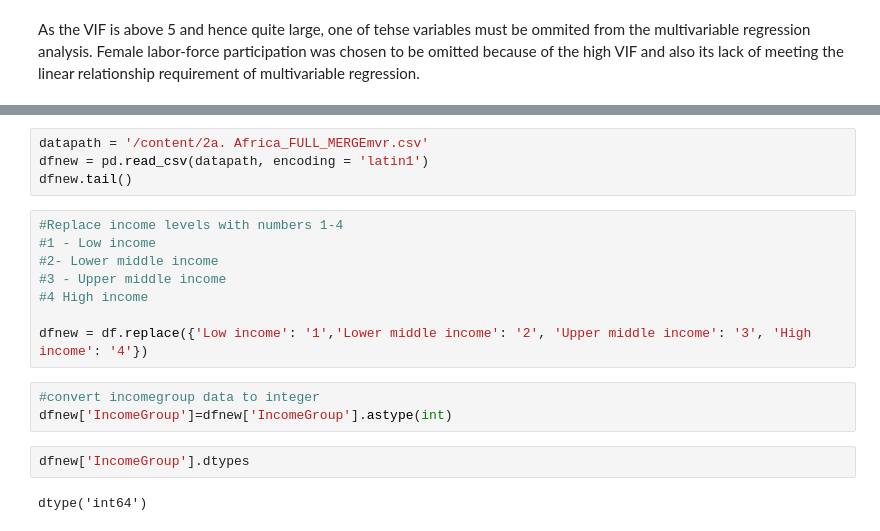
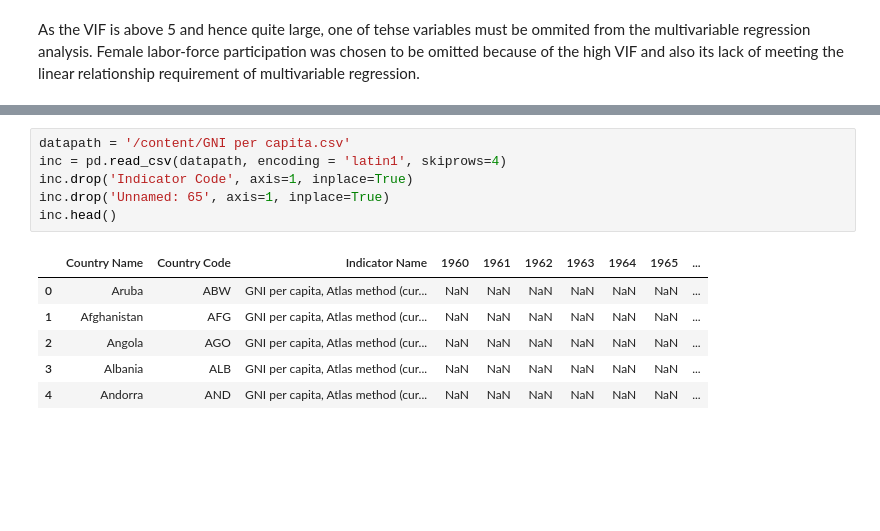
Before and after one commit to ChangHuaHua/QM2-Group-12, a Jupyter notebook: Multivariable_Linear_Regression_Analysis.ipynb, the cells around one changed output, grey strips where cells are left out. Drawn from its saved outputs; the diff is of its cells as text; blank space fills up the shorter version.

```diff
--- a/Multivariable_Linear_Regression_Analysis.ipynb
+++ b/Multivariable_Linear_Regression_Analysis.ipynb
@@ -227,19 +270,13 @@ Saving 2a. Africa_FULL_MERGEmvr.csv to 2a. Africa_FULL_MERGEmvr.csv
-# %%
-datapath = '/content/2a. Africa_FULL_MERGEmvr.csv'
-dfnew = pd.read_csv(datapath, encoding = 'latin1')
-dfnew.tail()
-# %%
-#Replace income levels with numbers 1-4
-#1 - Low income
-#2- Lower middle income
-#3 - Upper middle income
-#4 High income
-
-dfnew = df.replace({'Low income': '1','Lower middle income': '2', 'Upper middle income': '3', 'High income': '4'})
-# %%
-#convert incomegroup data to integer
-dfnew['IncomeGroup']=dfnew['IncomeGroup'].astype(int)
-# %%
-dfnew['IncomeGroup'].dtypes
-# %% [output]
-dtype('int64')
+# %%
+datapath = '/content/GNI per capita.csv'
+inc = pd.read_csv(datapath, encoding = 'latin1', skiprows=4)
+inc.drop('Indicator Code', axis=1, inplace=True)
+inc.drop('Unnamed: 65', axis=1, inplace=True)
+inc.head()
+# %% [output]
+|  | Country Name | Country Code | Indicator Name | 1960 | 1961 | 1962 | 1963 | 1964 | 1965 | ... |
+| 0 | Aruba | ABW | GNI per capita, Atlas method (cur... | NaN | NaN | NaN | NaN | NaN | NaN | ... |
+| 1 | Afghanistan | AFG | GNI per capita, Atlas method (cur... | NaN | NaN | NaN | NaN | NaN | NaN | ... |
+| 2 | Angola | AGO | GNI per capita, Atlas method (cur... | NaN | NaN | NaN | NaN | NaN | NaN | ... |
+| 3 | Albania | ALB | GNI per capita, Atlas method (cur... | NaN | NaN | NaN | NaN | NaN | NaN | ... |
+| 4 | Andorra | AND | GNI per capita, Atlas method (cur... | NaN | NaN | NaN | NaN | NaN | NaN | ... |
```
Also changed, not shown: parts of 32 cells of this notebook.
